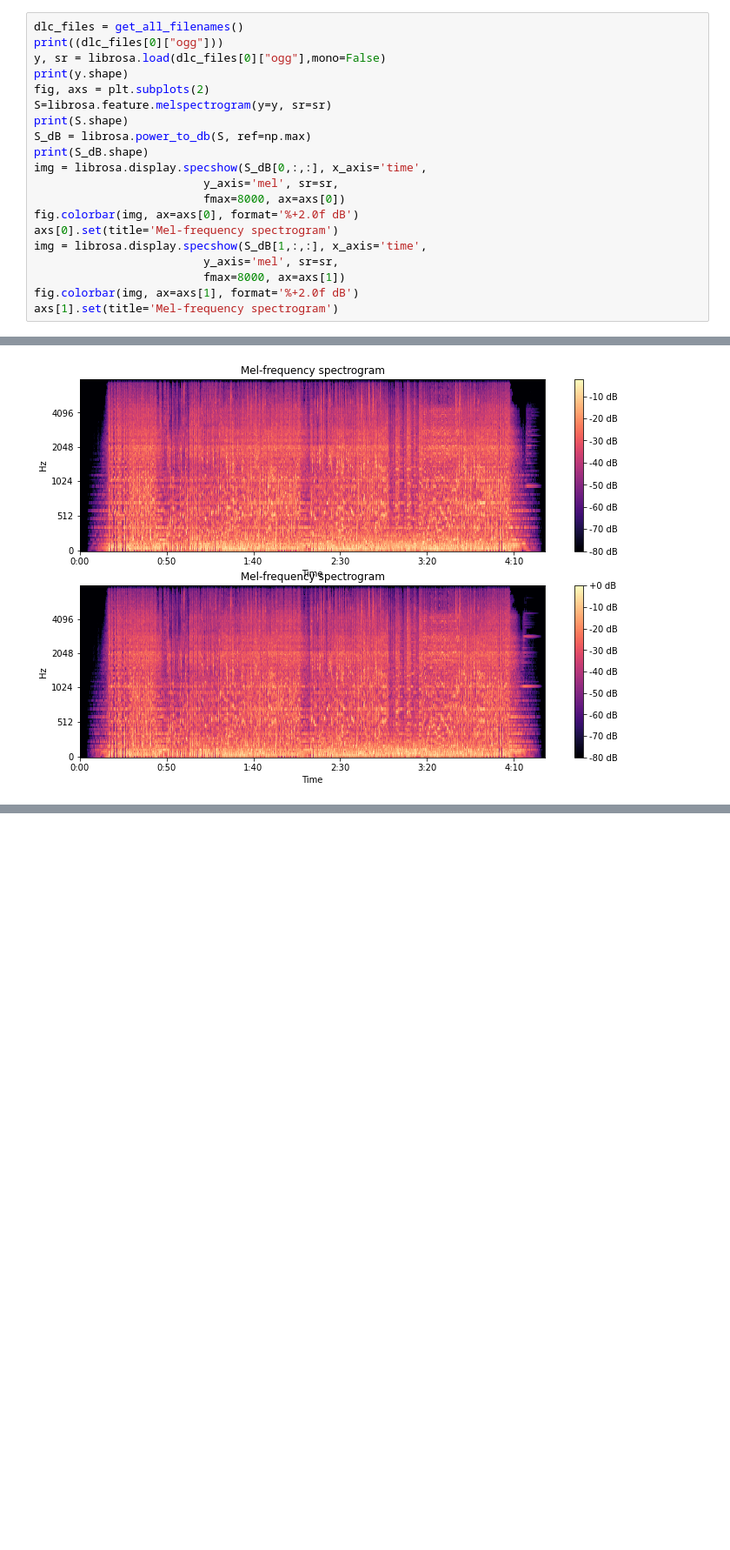
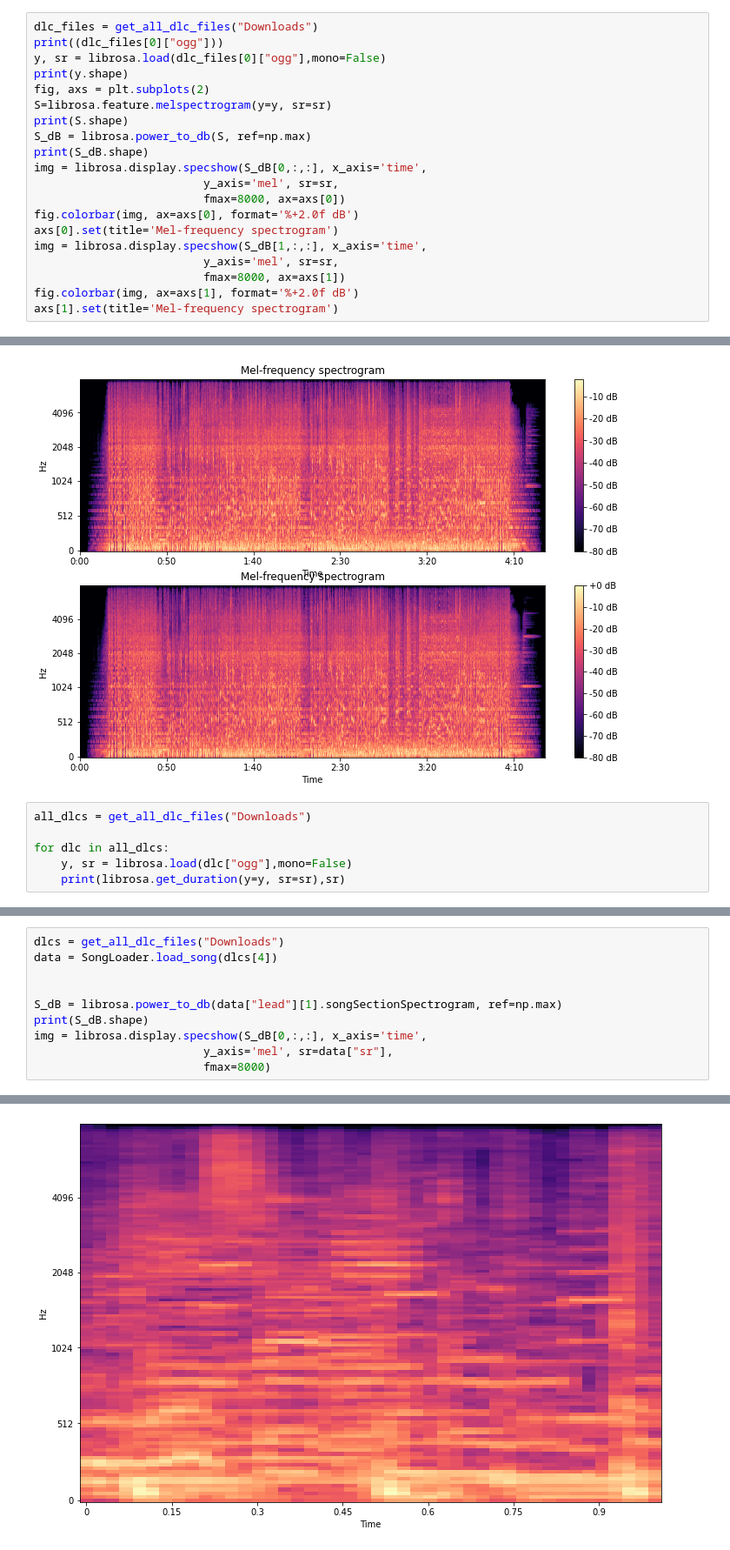
Before and after one commit to draguve/MusicTranscription, a Jupyter notebook: Model.ipynb, the cells around one changed output, grey strips where cells are left out. Shown at 87% size. Saved outputs shown, nothing was run; the diff lists cells and outputs as text; blank space fills up the shorter version.

Commit message:
Clean up and init Song Loader

```diff
--- a/Model.ipynb
+++ b/Model.ipynb
@@ -84,5 +16,5 @@ def parse_xml_file(xml_path):
 # %%
-dlc_files = get_all_filenames()
+dlc_files = get_all_dlc_files("Downloads")
 print((dlc_files[0]["ogg"]))
 y, sr = librosa.load(dlc_files[0]["ogg"],mono=False)
 print(y.shape)
@@ -108,3 +40,9 @@ Downloads/73987/Sabaton_SpartaDellmar_v1_p/dellmarsabatonspartav1.ogg
 (2, 128, 11545)
 [Text(0.5, 1.0, 'Mel-frequency spectrogram')]
 [figure]
+# %%
+all_dlcs = get_all_dlc_files("Downloads")
+
+for dlc in all_dlcs:
+    y, sr = librosa.load(dlc["ogg"],mono=False)
+    print(librosa.get_duration(y=y, sr=sr),sr)
@@ -110,0 +67,11 @@ Downloads/73987/Sabaton_SpartaDellmar_v1_p/dellmarsabatonspartav1.ogg
+# %%
+dlcs = get_all_dlc_files("Downloads")
+data = SongLoader.load_song(dlcs[4])
+
+
+S_dB = librosa.power_to_db(data["lead"][1].songSectionSpectrogram, ref=np.max)
+print(S_dB.shape)
+img = librosa.display.specshow(S_dB[0,:,:], x_axis='time',
+                         y_axis='mel', sr=data["sr"],
+                         fmax=8000)
+# %% [output]
@@ -110,0 +79 @@ Downloads/73987/Sabaton_SpartaDellmar_v1_p/dellmarsabatonspartav1.ogg
+[figure, added]
```
Also changed, not shown: parts of 7 cells of this notebook, 6 other files.
